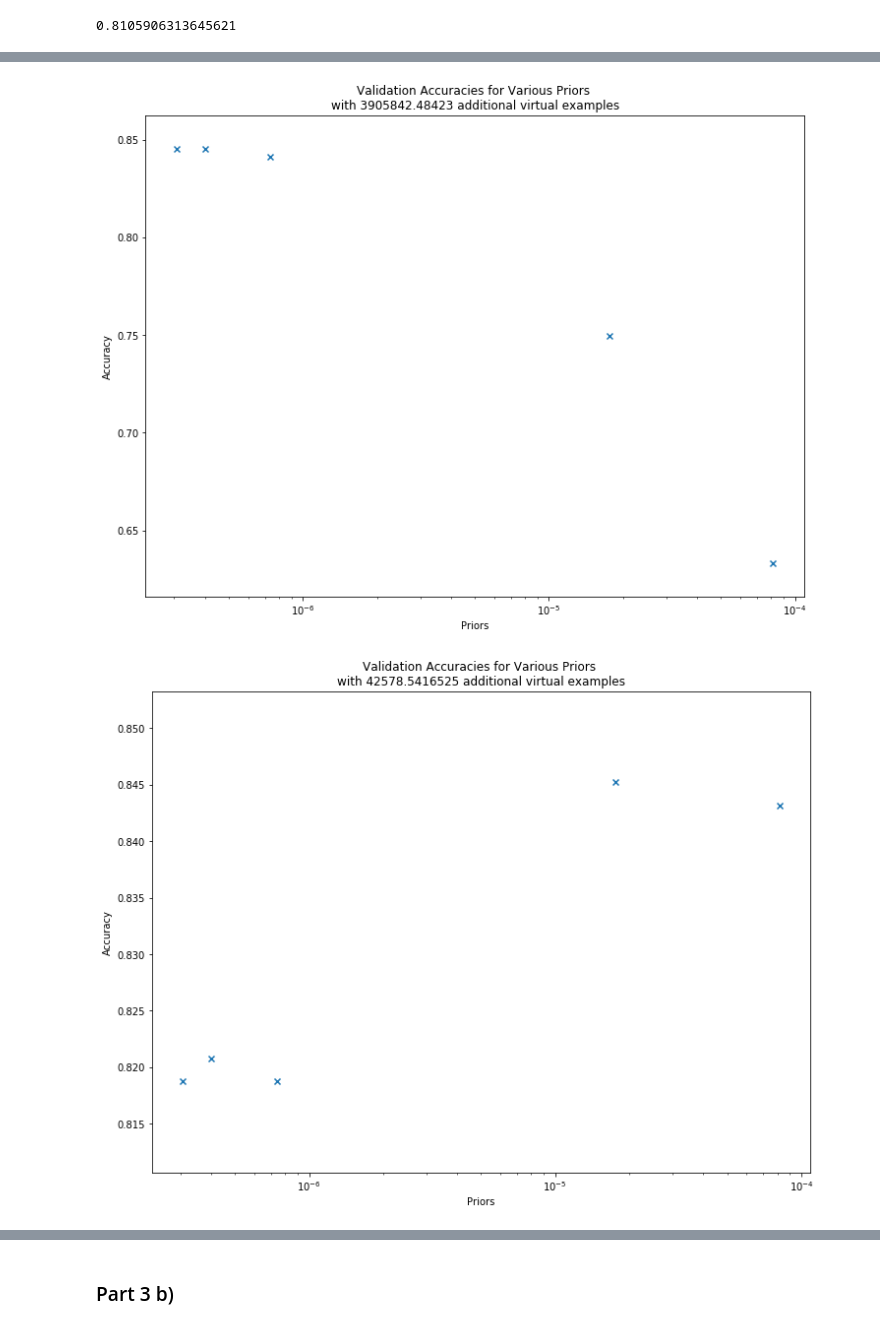
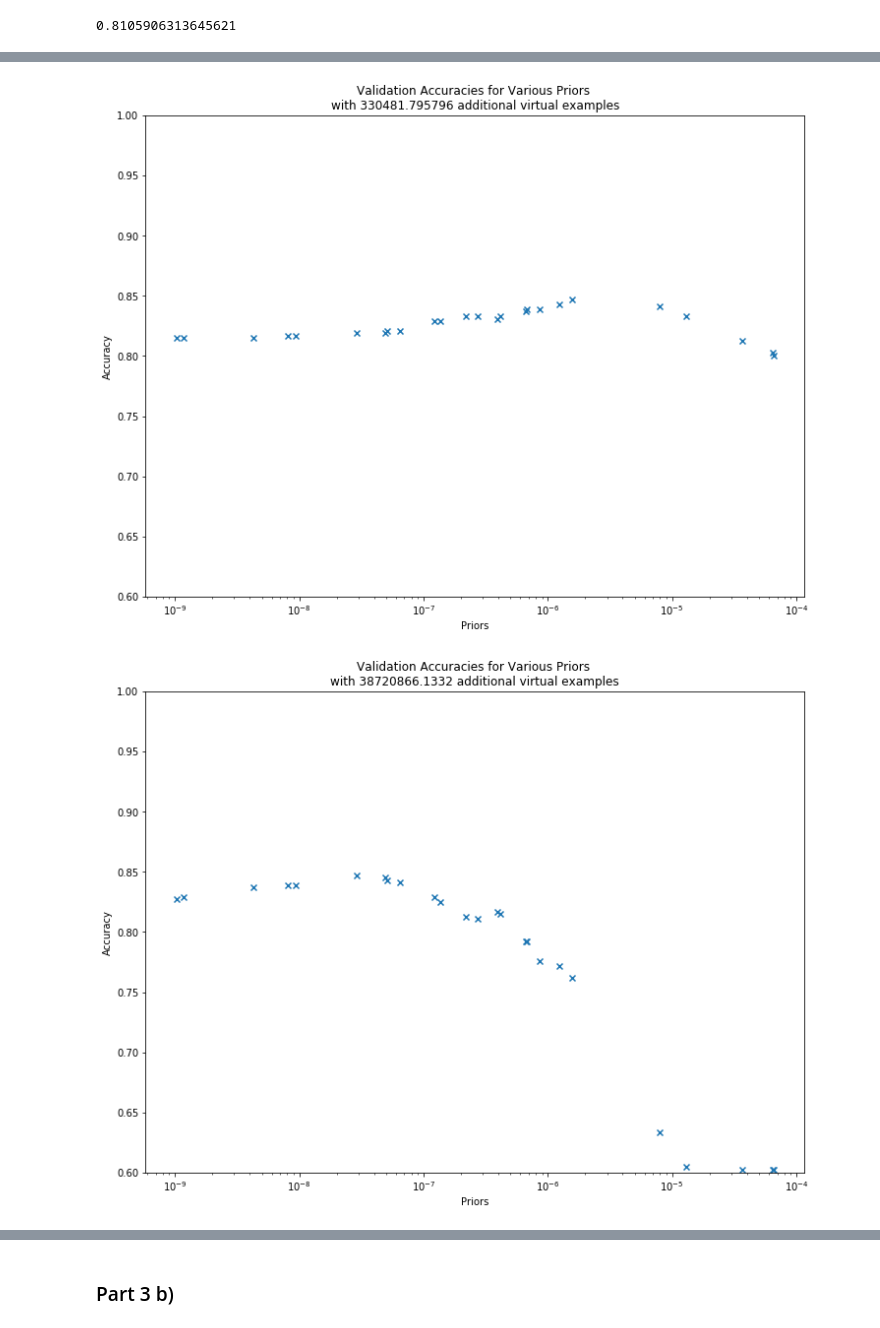
Before and after one commit to cdalizadeh/fake_news, a Jupyter notebook: CSC411_A3.ipynb, the cells around one changed output, grey strips where cells are left out. Cells and saved outputs as stored; diff of their text form; code cells hidden in the pictures.

Commit message:
graphed parameter search

```diff
--- a/CSC411_A3.ipynb
+++ b/CSC411_A3.ipynb
@@ -102,8 +102,8 @@ num_total = num_fake + num_real
 P_real = num_real / num_total
 P_fake = num_fake / num_total
 
-prior = 1e-5
-m = 1e6
+prior = 7.99e-6
+m = 151800
 fake_thetas = {word: (fake_counts[word] + m * prior) / (num_fake + m) for word in fake_counts.keys()}      #gives P(x | fake)
 real_thetas = {word: (real_counts[word] + m * prior) / (num_real + m) for word in real_counts.keys()}      #gives P(x | real)
 total_thetas = {word: (total_counts[word] + m * prior) / (num_total + m) for word in total_counts.keys()}  #gives P(x)
@@ -262,5 +267,6 @@ def plot_accuracies(priors, accuracies, m):
     plt.savefig("./figures/accuracies_naive_bayes_m{}.png".format(m), dpi=300, bbox_inches='tight')
 # %%
 for m, data in virtual_sizes.items():
+    if len(data["priors"]) != len(data["accuracies"]): continue
     plot_accuracies(data["priors"], data["accuracies"], m)
 # %% [output]
@@ -268,2 +274,2 @@ for m, data in virtual_sizes.items():
-[figure, old version]
+[figure, new version]
-[figure, old version]
+[figure, new version]
```
Also changed, not shown: parts of 14 cells of this notebook, 10 other files.
